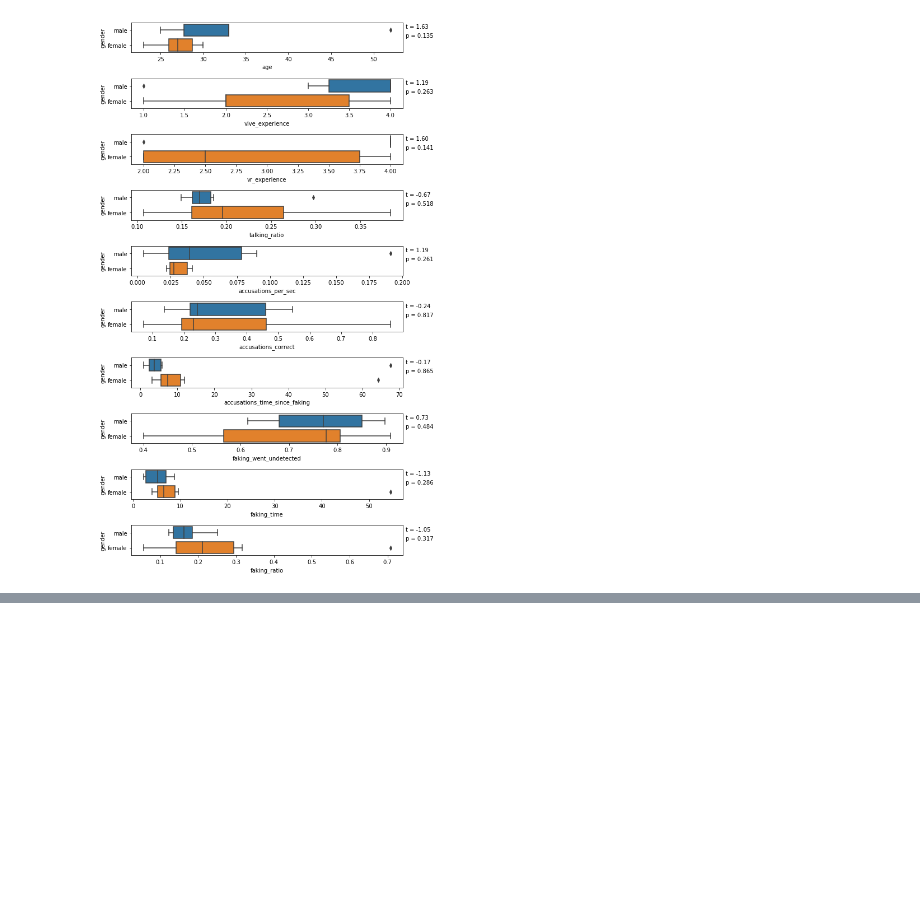
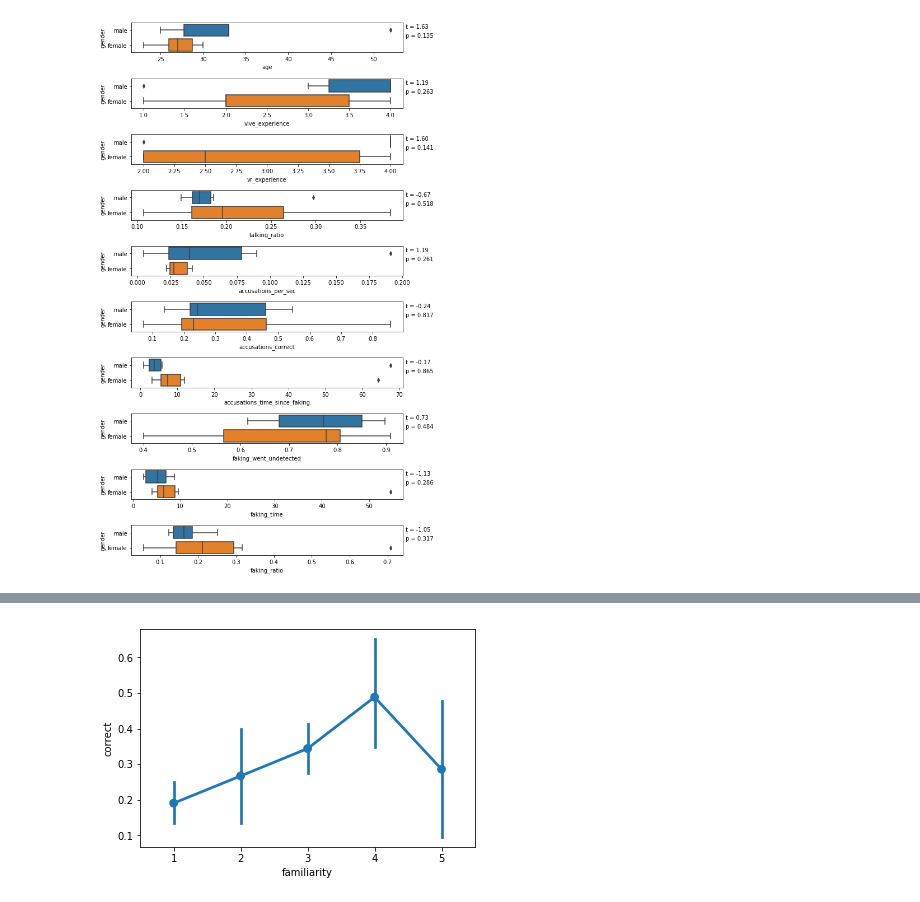
Before and after one commit to Nagasaki45/UnsocialVR, a Jupyter notebook: experiment/Analysis.ipynb, the cells around one changed output, grey strips where cells are left out. Cells and saved outputs as stored; diff of their text form; code cells hidden in the pictures; blank space fills up the shorter version.

```diff
--- a/experiment/Analysis.ipynb
+++ b/experiment/Analysis.ipynb
@@ -353,0 +357,20 @@ plt.tight_layout()
+# %%
+def get_familiarity(participants, participant, coparticipant):
+    """
+    Get the participants DataFrame and return the familiairity
+    between two participants (directed).
+    """
+    row = participants.loc[participant]
+    for potential_coparticipant, rating in row.familiarity:
+        if potential_coparticipant == coparticipant:
+            return rating
+    raise ValueError(f'No familiarity value between participant {participant} and {coparticipant}')
+# %%
+accusations['familiarity'] = accusations.apply(
+    lambda x: get_familiarity(participants, x.participant, x.accused_participant),
+    axis=1,
+)
+# %%
+sns.pointplot(x='familiarity', y='correct', data=accusations);
+# %% [output]
+[figure, added]
```
Also changed, not shown: parts of 4 cells of this notebook.
